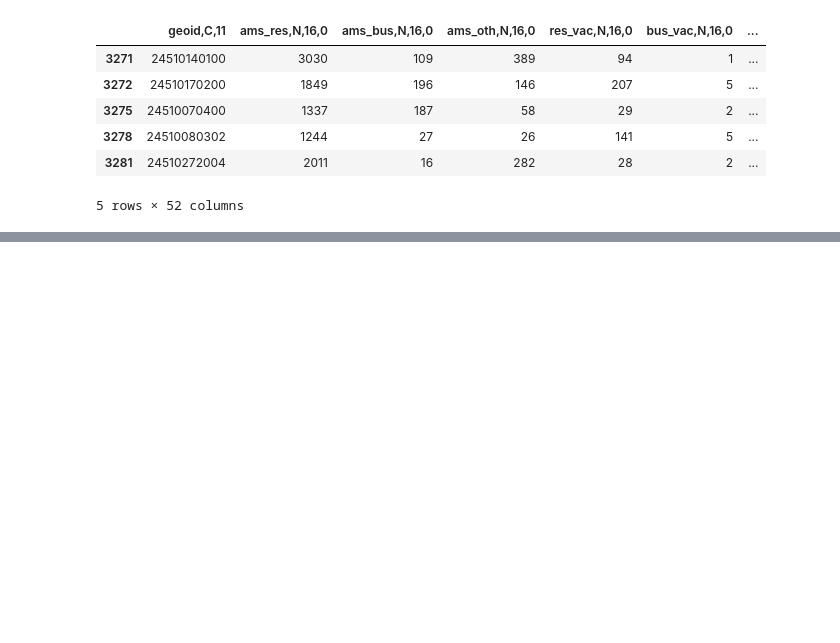
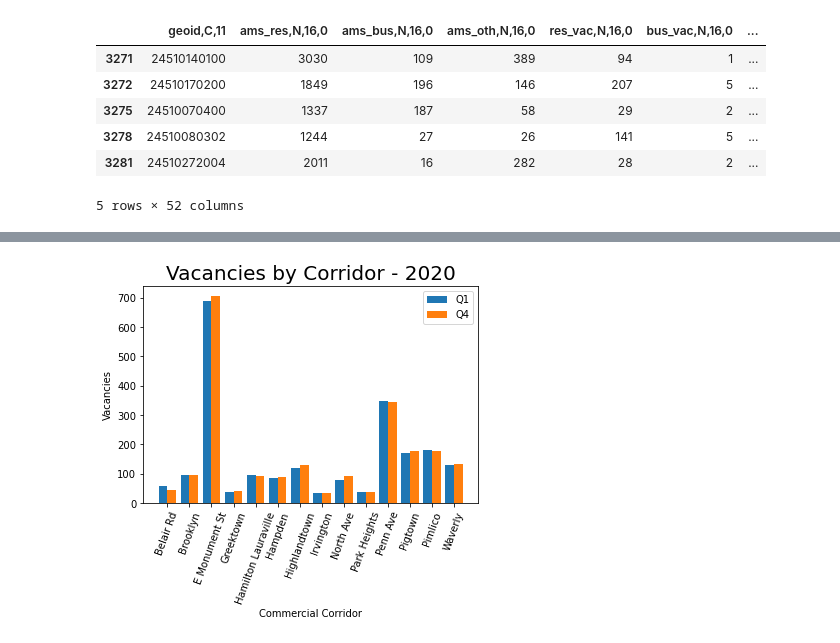
Before and after one commit to Jenkir/vacant_comm_bldgs, a Jupyter notebook: vacants_2020.ipynb, the cells around one changed output, grey strips where cells are left out. Drawn from its saved outputs; the diff is of its cells as text; code cells hidden in the pictures; blank space fills up the shorter version.

```diff
--- a/vacants_2020.ipynb
+++ b/vacants_2020.ipynb
@@ -544,0 +824,4 @@ census_2019_FINAL
+# %%
+# Merge the dataframes together based on the Corridor
+merge = pd.merge(baltQ4, baltQ1, on="Corridor")
+merge
@@ -544,0 +844,6 @@ census_2019_FINAL
+# %%
+# Rename columns so that they are differentiated
+merge = merge.rename(columns={"Business vacancies <24 months_x": "Q4 Business vacancies <24 months ", "Business vacancies 24 mos. or longer_x": "Q4 Business vacancies 24 mos. or longer",
+                              "Business vacancies <24 months_y": "Q1 Business vacancies <24 months", "Business vacancies 24 mos. or longer_y": "Q1 Business vacancies 24 mos. or longer"
+                             })
+merge
@@ -566,0 +871,32 @@ census_2019_formatted.head()
+# %%
+# Create a bar chart to show vacancies for each corridor for 2020 Q4 & 2020 Q1
+
+corr = merge['Corridor']
+vac_Q1 = merge['Q1 Business vacancies 24 mos. or longer']
+vac_Q4 = merge['Q4 Business vacancies 24 mos. or longer']
+
+x_axis = np.arange(len(corr))   # label locations
+width = 0.35   # width of the bars
+
+
+plt.bar(x_axis -0.2, vac_Q1, width=0.4, label="Q1")
+plt.bar(x_axis +0.2, vac_Q4, width=0.4, label="Q4")
+
+# Rotate labels of the x axis so they're easier to read
+plt.xticks(rotation=70)
+
+#x-axis labels
+plt.xlabel('Commercial Corridor')
+
+#y-axis labels
+plt.ylabel('Vacancies')
+
+#plot title
+plt.title('Vacancies by Corridor - 2020', size=20)
+
+plt.xticks(x_axis, corr)
+plt.legend()
+
+plt.show()
+# %% [output]
+[figure, added]
```
Also changed, not shown: parts of 41 cells of this notebook.
